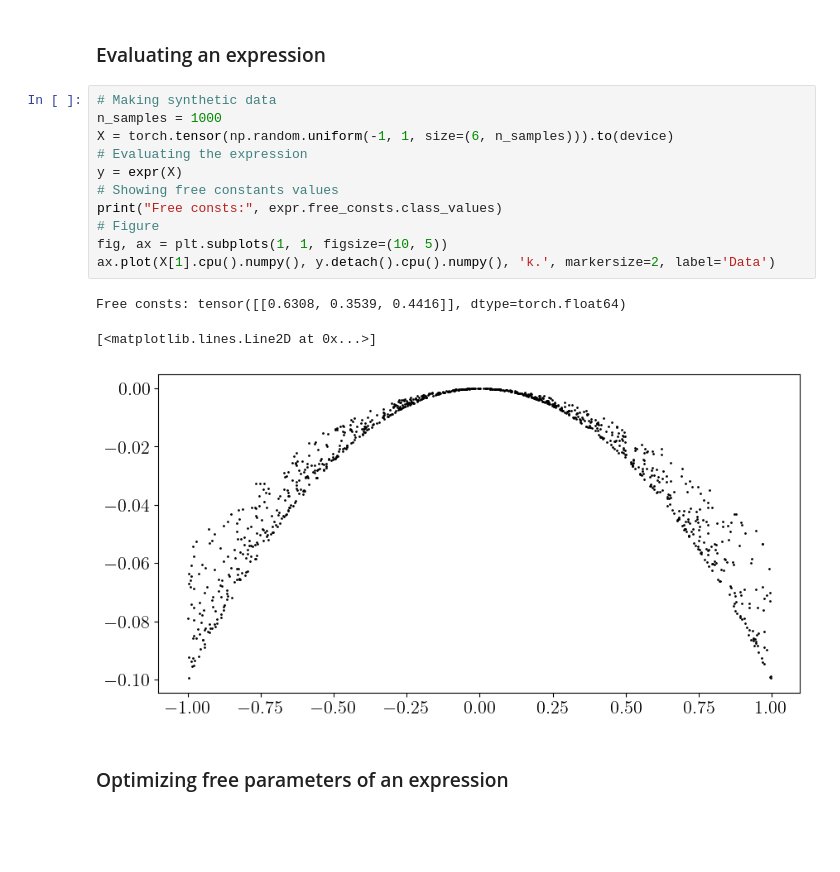
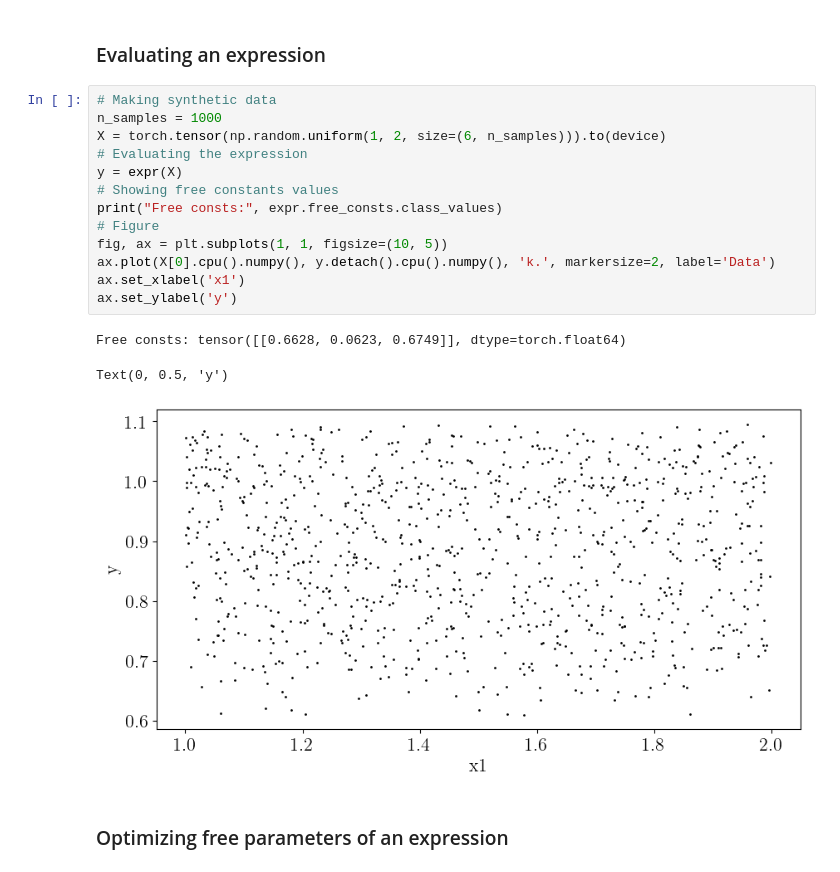
Before and after one commit to WassimTenachi/PhySO, a Jupyter notebook: demos/toolkit/manipulating_expressions.ipynb, the cells around one changed output. Drawn from its saved outputs; the diff is of its cells as text; blank space fills up the shorter version.

```diff
--- a/demos/toolkit/manipulating_expressions.ipynb
+++ b/demos/toolkit/manipulating_expressions.ipynb
@@ -156,18 +156,20 @@ os.remove(fpath) if os.path.exists(fpath) else None
 # %%
 # Making synthetic data
 n_samples = 1000
-X = torch.tensor(np.random.uniform(-1, 1, size=(6, n_samples))).to(device)
+X = torch.tensor(np.random.uniform(1, 2, size=(6, n_samples))).to(device)
 # Evaluating the expression
 y = expr(X)
 # Showing free constants values
 print("Free consts:", expr.free_consts.class_values)
 # Figure
 fig, ax = plt.subplots(1, 1, figsize=(10, 5))
-ax.plot(X[1].cpu().numpy(), y.detach().cpu().numpy(), 'k.', markersize=2, label='Data')
+ax.plot(X[0].cpu().numpy(), y.detach().cpu().numpy(), 'k.', markersize=2, label='Data')
+ax.set_xlabel('x1')
+ax.set_ylabel('y')
 # %% [output]
-Free consts: tensor([[0.6308, 0.3539, 0.4416]], dtype=torch.float64)
+Free consts: tensor([[0.6628, 0.0623, 0.6749]], dtype=torch.float64)
-[<matplotlib.lines.Line2D at 0x...>]
+Text(0, 0.5, 'y')
-[figure, old version]
+[figure, new version]
 # %% [markdown]
 ### Optimizing free parameters of an expression
 # %% [markdown]
```
Also changed, not shown: parts of 33 cells of this notebook.
